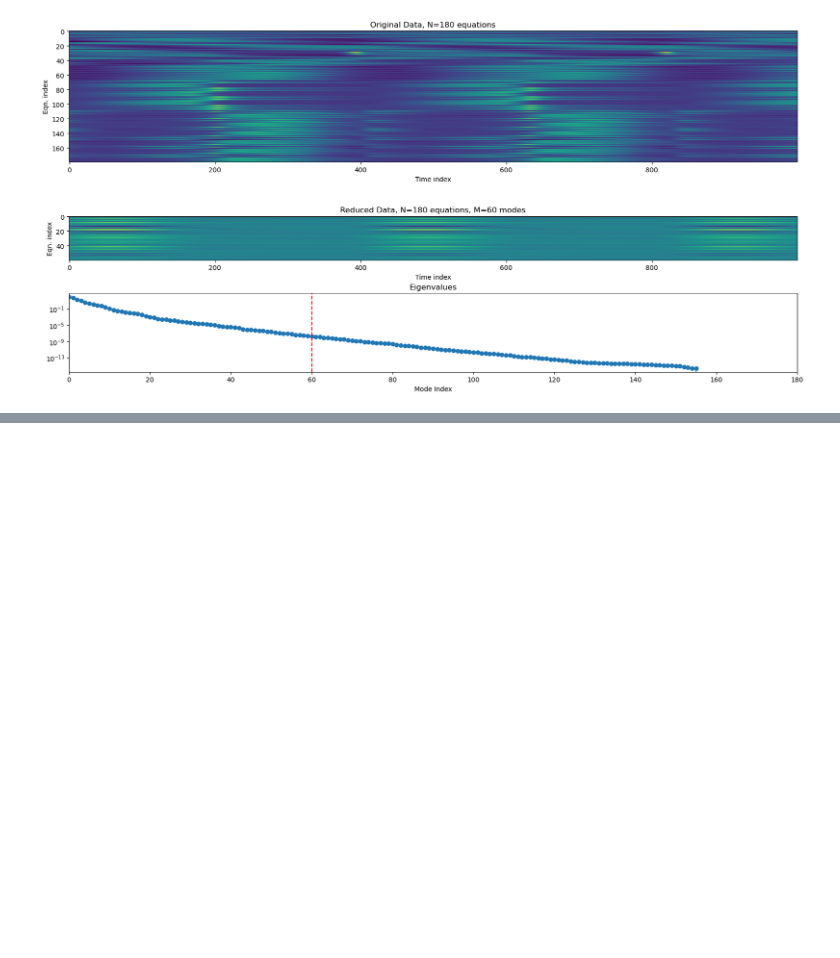
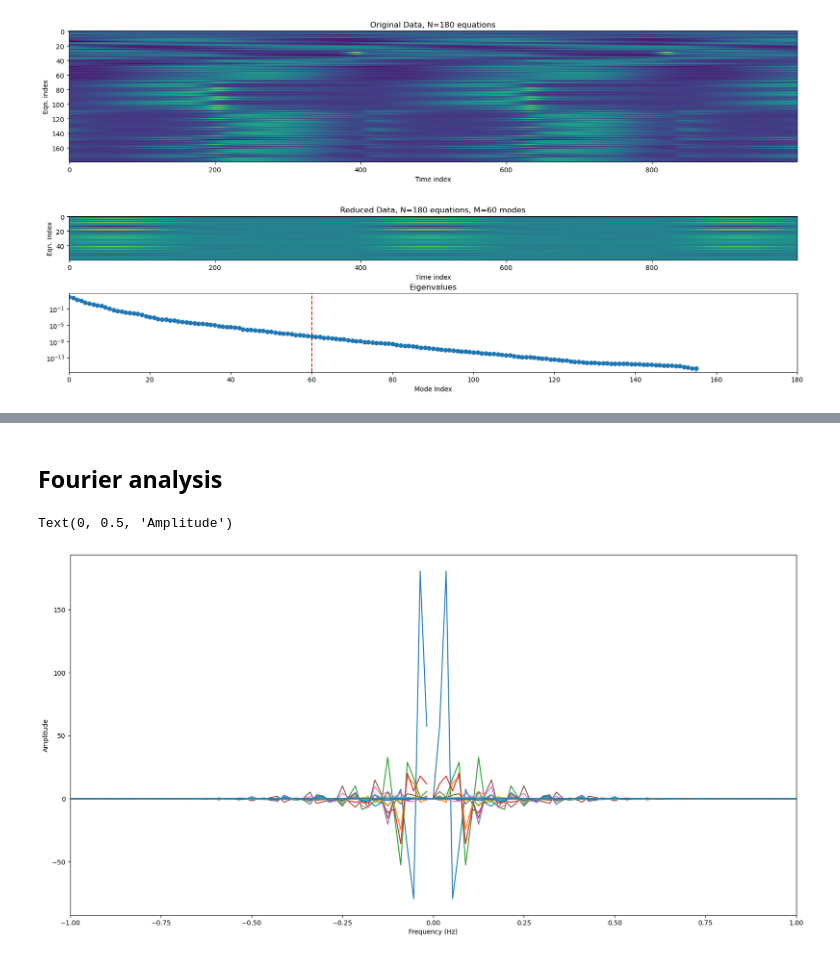
Before and after one commit to ericcanton/pk_pd_sims, a Jupyter notebook: kim_forger/fourier_pca.ipynb, the cells around one changed output, grey strips where cells are left out. Cells and saved outputs as stored; diff of their text form; code cells hidden in the pictures; blank space fills up the shorter version.

```diff
--- a/kim_forger/fourier_pca.ipynb
+++ b/kim_forger/fourier_pca.ipynb
@@ -126,0 +197,17 @@ ax[plots[2]].axvline(num_modes_to_keep, color="red", linestyle="--")
+# %% [markdown]
+## Fourier analysis
+# %%
+y_red_fft = np.fft.fft(y_reduced_2, axis=1, norm='ortho')
+y_red_fft_freq = np.fft.fftfreq(y_reduced_2.shape[1], d=t_end/n_points)
+plt.figure(figsize=(20, 10))
+plt.plot(y_red_fft_freq, np.real(y_red_fft.T))
+
+# plt.plot(y_red_fft_freq, np.imag(y_red_fft.T))
+# plt.plot(y_red_fft_freq, np.abs(y_red_fft.T))
+plt.xlim(-1, 1)
+
+plt.xlabel("Frequency (Hz)")
+plt.ylabel("Amplitude")
+# %% [output]
+Text(0, 0.5, 'Amplitude')
+[figure, added]
```
Also changed, not shown: parts of 11 cells of this notebook.
